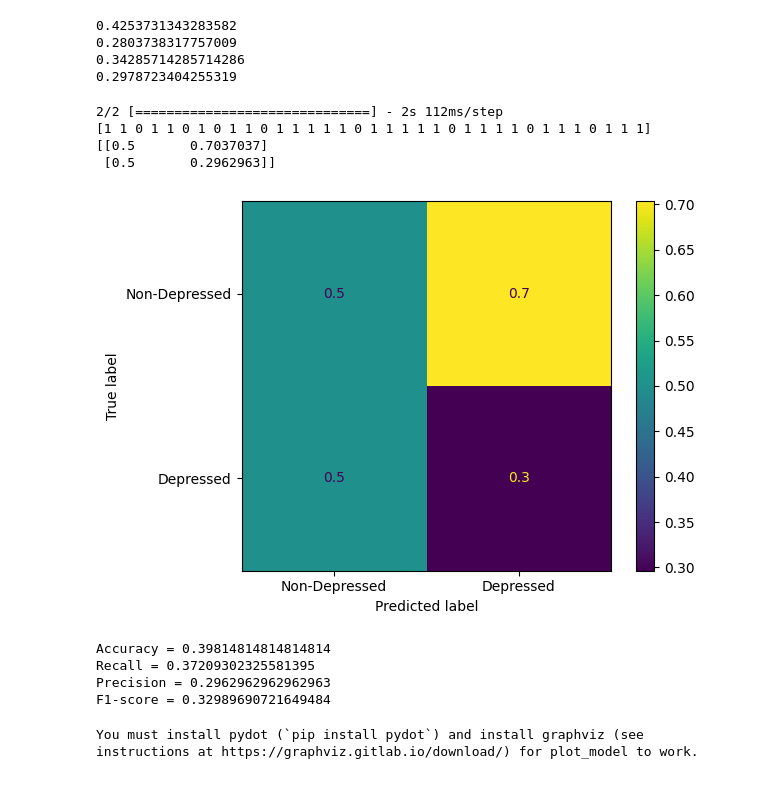
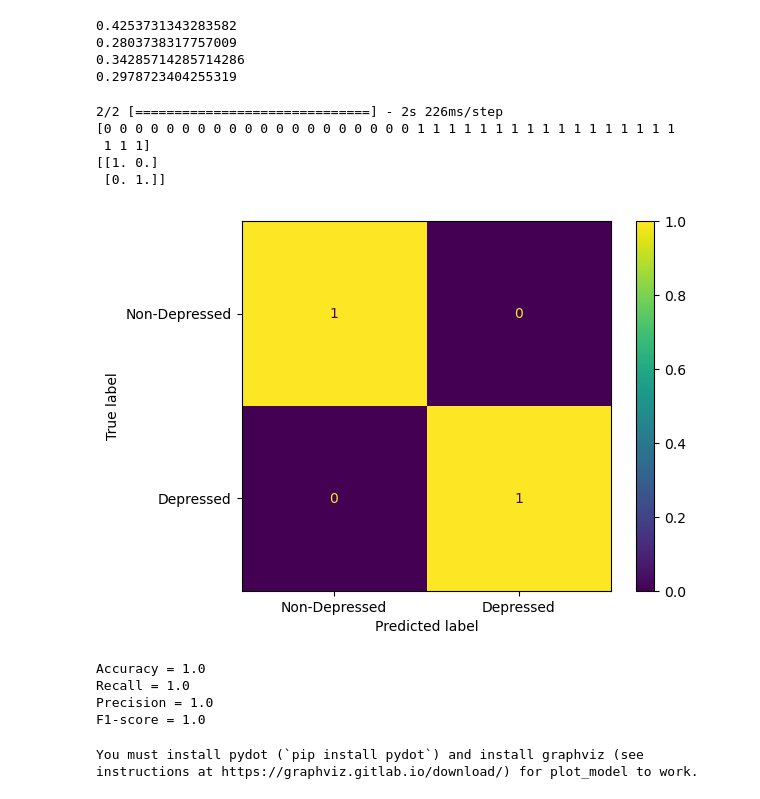
Before and after one commit to DirectionlessPad/DAIC_AUbased, a Jupyter notebook: guo2022_pose_keras.ipynb, the cells around one changed output. Saved outputs shown, nothing was run; the diff lists cells and outputs as text; code cells hidden in the pictures.

Commit message:
Working on fake data. Return to original daic data

```diff
--- a/guo2022_pose_keras.ipynb
+++ b/guo2022_pose_keras.ipynb
@@ -98,6 +105,11 @@ x_train_bad = np.concatenate((np.zeros((200, 5000, 6)), np.ones((200, 5000, 6)))
 y_train_bad = np.concatenate((np.zeros(200), np.ones(200)))
 x_dev_bad = np.concatenate((np.zeros((20, 5000, 6)), np.ones((20, 5000, 6))))
 y_dev_bad = np.concatenate((np.zeros(20), np.ones(20)))
+rng = np.random.default_rng(12345)
+order = np.arange(0,400)
+rng.shuffle(order)
+x_train_bad = x_train_bad[order]
+y_train_bad = y_train_bad[order]
 print(x_train_bad.shape)
 print(y_train_bad.shape)
 # %% [output]
@@ -185,9 +197,9 @@ print(flatten.shape)
 # FC_l3 = Dense(8, activation="relu")(FC_l2)
 # last_layer = Dense(2, activation="relu")(FC_l3)
 
-FC_l1 = Dense(12000, activation="relu")(flatten)
-FC_l2 = Dense(8000, activation="relu")(FC_l1)
-FC_l3 = Dense(5300, activation="relu")(FC_l2)
+FC_l1 = Dense(120, activation="relu")(flatten)
+FC_l2 = Dense(80, activation="relu")(FC_l1)
+FC_l3 = Dense(32, activation="relu")(FC_l2)
 last_layer = Dense(2, activation="relu")(FC_l3)
 
 # FC_l1 = Dense(16, activation="relu")(flatten)
@@ -225,14 +237,14 @@ model_pose = Model(inputs=[input_pose], outputs=[output])
 <tensorflow.python.checkpoint.checkpoint.CheckpointLoadStatus at 0x...>
 # %%
 # opt = SGD(learning_rate = 2e-4, momentum = 0.9)
-opt = SGD(learning_rate = 2e-5, momentum = 0.9, nesterov=True)
-# opt = SGD(learning_rate = 2e-6, momentum = 0.8, nesterov=True)
+# opt = SGD(learning_rate = 2e-5, momentum = 0.9, nesterov=True)
+opt = SGD(learning_rate = 2e-6, momentum = 0.05)
 model_pose.compile(loss = "binary_crossentropy", optimizer=opt, metrics=['accuracy'])
 # model_pose.compile(loss="sparse_categorical_crossentropy", optimizer=opt, metrics=['accuracy'])
 # model_pose.save_weights(checkpoint_path.format(epoch=0))
 # %%
-# model_pose.fit(x_train_bad[:], y_train_bad[:], validation_data=(x_dev_bad[:], y_dev_bad[:]), epochs=4)
+model_pose.fit(x_train_bad[:], y_train_bad[:], validation_data=(x_dev_bad[:], y_dev_bad[:]), epochs=4)
 # model_pose.fit(norm_pose_train[:], y_train[:], validation_data=(norm_pose_dev[:], y_dev[:]), epochs=6, batch_size=8)
 # model_pose.fit(ros_norm_pose_train[:], over_train_y, validation_data=(norm_pose_dev[:], y_dev[:]), epochs=6, batch_size=batch_size, callbacks=[cp_callback])
-model_pose.fit(ros_norm_pose_train[:], over_train_y, validation_data=(norm_pose_dev[:], y_dev[:]), epochs=6, batch_size=batch_size)
+# model_pose.fit(ros_norm_pose_train[:], over_train_y, validation_data=(norm_pose_dev[:], y_dev[:]), epochs=6, batch_size=batch_size)
 # %% [output]
@@ -264,49 +272,49 @@ print(sum(y_test)/len(y_test))
 #Predict
 # x = norm_pose_train
 # y = y_train
-x = norm_pose_dev
-y = y_dev
-# x = x_dev_bad
-# y = y_dev_bad
+# x = norm_pose_dev
+# y = y_dev
+x = x_dev_bad
+y = y_dev_bad
 y_pose_prediction = model_pose.predict(x)
 y_pose_prediction = np.argmax(y_pose_prediction, axis = 1)
 
 # where_0 = np.where(y_pose_prediction == 0)
 # where_1 = np.where(y_pose_prediction == 1)
-
 # y_pose_prediction[where_0] = 1
 # y_pose_prediction[where_1] = 0
 
 # print(sum(y_pose_prediction)/len(y_pose_prediction))
 print(y_pose_prediction)
 #Create confusion matrix and normalizes it over predicted (columns)
 result = confusion_matrix(y, y_pose_prediction, normalize='pred')
 print(result)
 cm_display = ConfusionMatrixDisplay(confusion_matrix = result, display_labels = ["Non-Depressed", "Depressed"])
 cm_display.plot()
 plt.show()
 tn_pose = result[0][0]
 tp_pose = result[1][1]
 fn_pose = result[1][0]
 fp_pose = result[0][1]
 accuracy = (tp_pose + tn_pose)/(tp_pose + tn_pose + fp_pose + fn_pose)
 recall = tp_pose / (tp_pose + fn_pose)
 precision = tp_pose / (tp_pose + fp_pose)
 f1_score = 2 * precision * recall / (precision + recall)
 print("Accuracy = " + str(accuracy))
 print("Recall = " + str(recall))
 print("Precision = " + str(precision))
 print("F1-score = " + str(f1_score))
 # %% [output]
-2/2 [==============================] - 2s 112ms/step
-[1 1 0 1 1 0 1 0 1 1 0 1 1 1 1 1 0 1 1 1 1 1 0 1 1 1 1 0 1 1 1 0 1 1 1]
-[[0.5       0.7037037]
- [0.5       0.2962963]]
+2/2 [==============================] - 2s 226ms/step
+[0 0 0 0 0 0 0 0 0 0 0 0 0 0 0 0 0 0 0 0 1 1 1 1 1 1 1 1 1 1 1 1 1 1 1 1 1
+ 1 1 1]
+[[1. 0.]
+ [0. 1.]]
-[figure, old version]
+[figure, new version]
-Accuracy = 0.39814814814814814
-Recall = 0.37209302325581395
-Precision = 0.2962962962962963
-F1-score = 0.32989690721649484
+Accuracy = 1.0
+Recall = 1.0
+Precision = 1.0
+F1-score = 1.0
 # %%
 model_pose.summary()
 # %%
```
Also changed, not shown: parts of 3 cells of this notebook, 2 other files.
